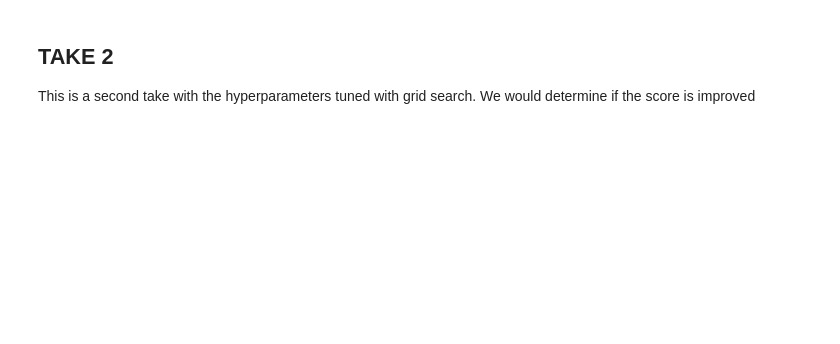
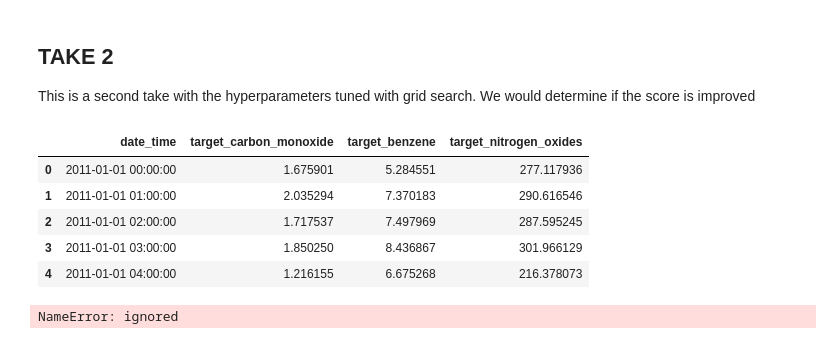
Before and after one commit to toyinolape/DataCamp_DataScience, a Jupyter notebook: Kaggle_tabular.ipynb, the cells around one changed output. Saved outputs shown, nothing was run; the diff lists cells and outputs as text; code cells hidden in the pictures; blank space fills up the shorter version.

```diff
--- a/Kaggle_tabular.ipynb
+++ b/Kaggle_tabular.ipynb
@@ -173,6 +171,33 @@ import xgboost as xgb
+# %%
+from sklearn.ensemble import GradientBoostingRegressor
+params = {'n_estimators': 500,
+          'max_depth': 4,
+          'min_samples_split': 5,
+          'learning_rate': 0.01,
+          'loss': 'ls'}
+reg = GradientBoostingRegressor(**params)
+
+reg.fit(X_train,t_c)
+sub['target_carbon_monoxide'] = reg.predict(X_test)
+
+reg.fit(X_train,t_b)
+sub['target_benzene'] = reg.predict(X_test)
+
+reg.fit(X_train,t_n)
+sub['target_nitrogen_oxides'] = reg.predict(X_test)
+# %%
+sub.head()
+# %% [output]
+|  | date_time | target_carbon_monoxide | target_benzene | target_nitrogen_oxides |
+| 0 | 2011-01-01 00:00:00 | 1.675901 | 5.284551 | 277.117936 |
+| 1 | 2011-01-01 01:00:00 | 2.035294 | 7.370183 | 290.616546 |
+| 2 | 2011-01-01 02:00:00 | 1.717537 | 7.497969 | 287.595245 |
+| 3 | 2011-01-01 03:00:00 | 1.850250 | 8.436867 | 301.966129 |
+| 4 | 2011-01-01 04:00:00 | 1.216155 | 6.675268 | 216.378073 |
 # %%
-reg = ensemble.GradientBoostingRegressor(**params)
-reg.fit(X_c, X_test)
+
 
 mse = mean_squared_error(y_test, reg.predict(X_test))
 print("The mean squared error (MSE) on test set: {:.4f}".format(mse))
+# %% [output]
+NameError: ignored
```
Also changed, not shown: parts of 2 cells of this notebook.
